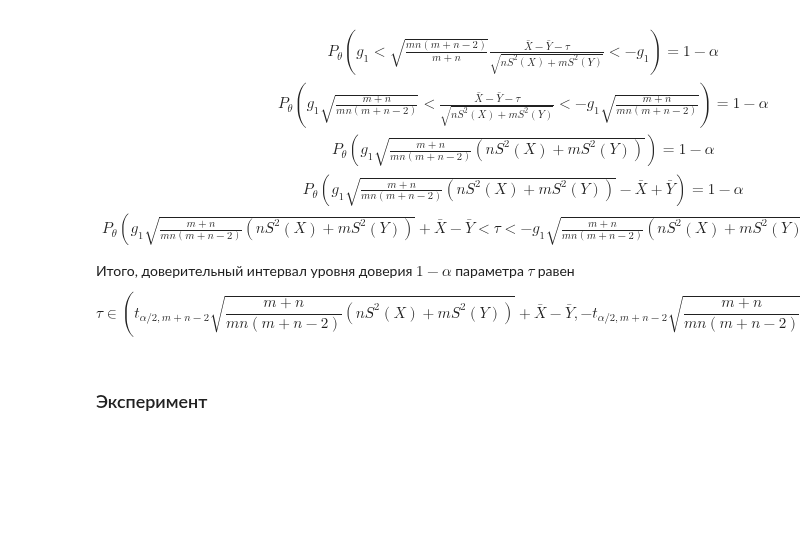
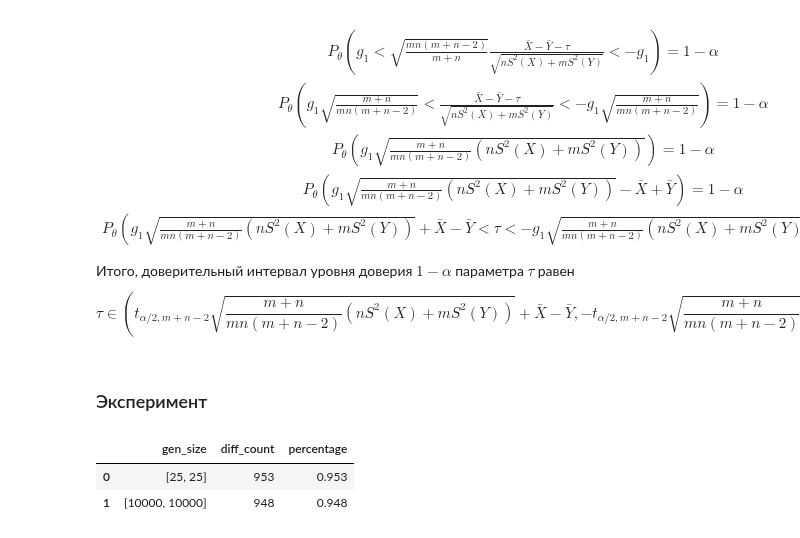
Before and after one commit to alexmoroz002/Math-Stat, a Jupyter notebook: lab-3_ms.ipynb, the cells around one changed output. Cells and saved outputs as stored; diff of their text form; code cells hidden in the pictures; blank space fills up the shorter version.

```diff
--- a/lab-3_ms.ipynb
+++ b/lab-3_ms.ipynb
@@ -119,3 +120,16 @@ def count_diff_norm(n, m):
         if left < tau < right :
             counter += 1
     return counter
+# %%
+np.warnings.filterwarnings("ignore", category=np.VisibleDeprecationWarning)
+diff_cnt = pd.DataFrame({'gen_size':[], 'diff_count':[], 'percentage':[]})
+gen_sizes = np.array([(n1, m1), (n2, m2)], dtype=object)
+for gen_size in gen_sizes:
+    count = count_diff_norm(gen_size)
+    gen_size = np.asarray(gen_size, dtype=object)
+    diff_cnt.loc[len(diff_cnt.index)] = [gen_size, count, count/gen_count]
+diff_cnt
+# %% [output]
+|  | gen_size | diff_count | percentage |
+| 0 | [25, 25] | 953 | 0.953 |
+| 1 | [10000, 10000] | 948 | 0.948 |
```
Also changed, not shown: parts of 18 cells of this notebook.
